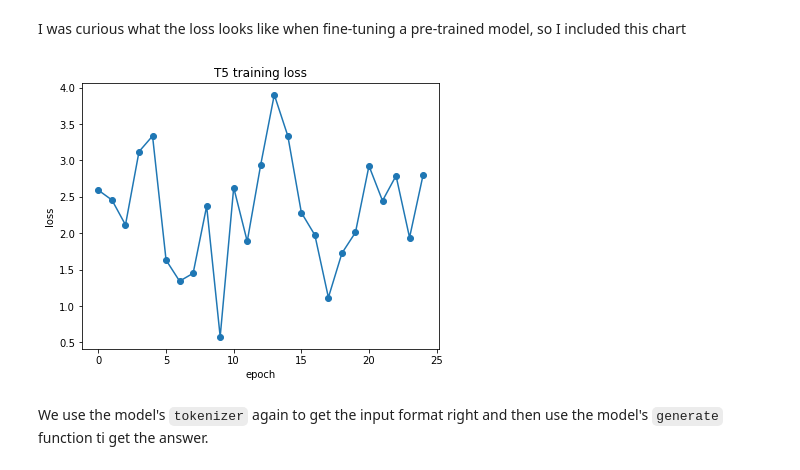
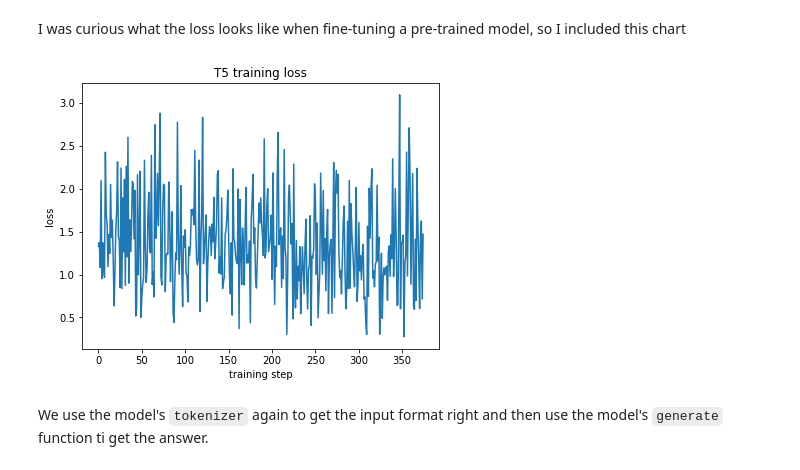
Before and after one commit to InfestedCoder/JHU_705_606_Intro_to_Gen_AI, a Jupyter notebook: modules/module 8/Ginn-Assign8.ipynb, the cells around one changed output. Drawn from its saved outputs; the diff is of its cells as text; code cells hidden in the pictures.

Commit message:
Trained assig 8

```diff
--- a/modules/module 8/Ginn-Assign8.ipynb
+++ b/modules/module 8/Ginn-Assign8.ipynb
@@ -61,17 +61,17 @@ device= cpu
 # %%
 MODEL_NAME = 't5-small'
 
-BATCH_SIZE = 8
-EPOCHS = 2
-LR = 2e-4
+BATCH_SIZE = 16
+EPOCHS = 3
+LR = 5e-5
 
 MAX_INPUT_LEN = 256
 MAX_OUTPUT_LEN = 32
 
-TRAIN_SIZE = 4000
+TRAIN_SIZE = 2000
 VAL_SIZE = 500
 
-CONTEXT_CHARS = 300
+CONTEXT_CHARS = 500
 # %% [markdown]
 Save part of the dataset to evaluate the model
 # %%
@@ -240,13 +242,13 @@ Epoch: 1/2 | Iteration:   73/ 500 | Loss: 1.91
 # %% [markdown]
 I was curious what the loss looks like when fine-tuning a pre-trained model, so I included this chart
 # %%
-plt.plot(train_losses, marker='o')
-plt.xlabel('epoch')
+plt.plot(train_losses)
+plt.xlabel('training step')
 plt.ylabel('loss')
 plt.title('T5 training loss')
 plt.show()
 # %% [output]
-[figure, old version]
+[figure, new version]
 # %% [markdown]
 We use the model's `tokenizer` again to get the input format right and then use the model's `generate` function ti get the answer.
 # %%
```
Also changed, not shown: parts of 9 cells of this notebook.
